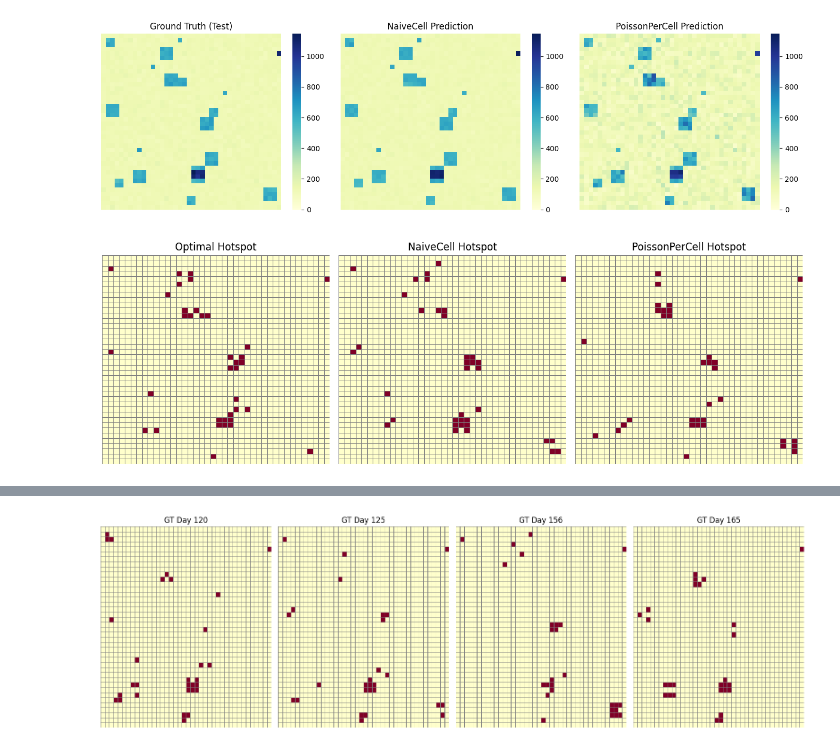
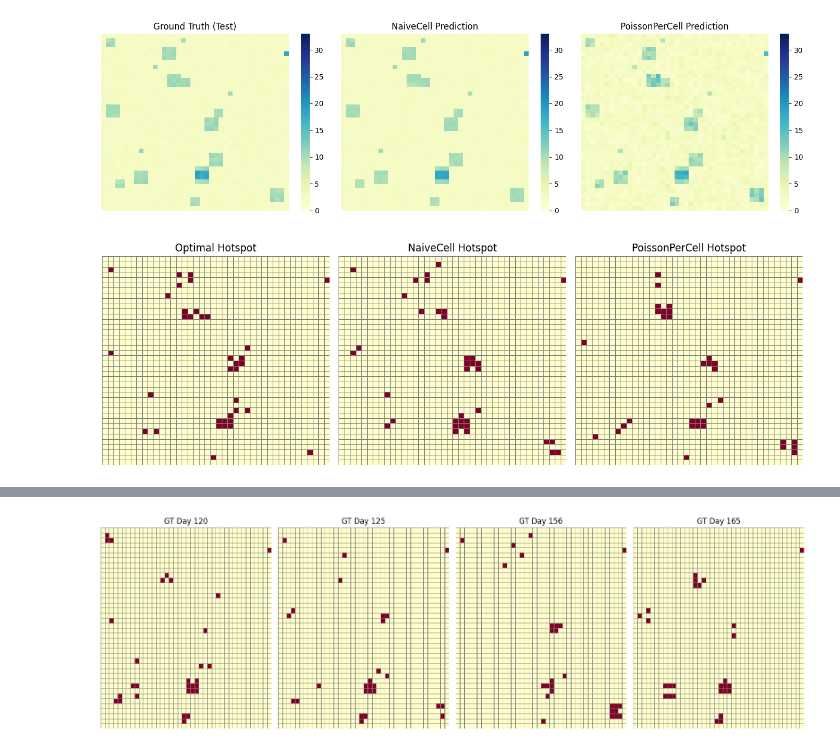
Before and after one commit to cristian-pulido/uncertainty-informed-decision-making, a Jupyter notebook: articulos/uncertainty-hotspots/notebooks/04-visualize-hotspots.ipynb, the cells around one changed output, grey strips where cells are left out. Drawn from its saved outputs; the diff is of its cells as text; code cells hidden in the pictures.

```diff
--- a/articulos/uncertainty-hotspots/notebooks/04-visualize-hotspots.ipynb
+++ b/articulos/uncertainty-hotspots/notebooks/04-visualize-hotspots.ipynb
@@ -52,28 +52,29 @@ naive_pred = naive_model.predict(X_test)
 poisson_pred = poisson_model.predict(X_test)
 
 # Convert to spatial grids
-grid_true, grid_naive = predictions_to_grid(X_test, y_test, naive_pred, grid_size)
-_, grid_poisson = predictions_to_grid(X_test, y_test, poisson_pred, grid_size)
+grid_true, grid_naive = predictions_to_grid(X_test, y_test, naive_pred, grid_size,aggregate=False)
+_, grid_poisson = predictions_to_grid(X_test, y_test, poisson_pred, grid_size,aggregate=False)
 # %%
 # Define hotspot masks
-hotspot_naive = define_hotspot_by_crimes(grid_naive, hotspot_percentage)
-hotspot_poisson = define_hotspot_by_crimes(grid_poisson, hotspot_percentage)
-hotspot_optimal = define_hotspot_by_crimes(grid_true, hotspot_percentage)
+
+hotspot_naive = define_hotspot_by_crimes(grid_naive.sum(axis=0), hotspot_percentage)
+hotspot_poisson = define_hotspot_by_crimes(grid_poisson.sum(axis=0), hotspot_percentage)
+hotspot_optimal = define_hotspot_by_crimes(grid_true.sum(axis=0), hotspot_percentage)
 
 # 🔍 Visualize aggregated prediction maps
 compare_prediction_maps(
-    [grid_true, grid_naive, grid_poisson],
+    [grid_true.mean(axis=0), grid_naive.mean(axis=0), grid_poisson.mean(axis=0)],
     ["Ground Truth (Test)", "NaiveCell Prediction", "PoissonPerCell Prediction"],
     vmin=0, vmax=np.max(grid_true),
     figsize=(14, 4)
 )
 
 # 🔍 Visualize aggregated hotspot masks
 compare_hotspot_masks(
     [hotspot_optimal, hotspot_naive, hotspot_poisson],
     ["Optimal Hotspot", "NaiveCell Hotspot", "PoissonPerCell Hotspot"],
     ncols=3, figsize=(12, 4)
 )
 # %% [output]
-[figure, old version]
+[figure, new version]
 [figure]
```
Also changed, not shown: parts of 1 cell of this notebook, 6 other files.
